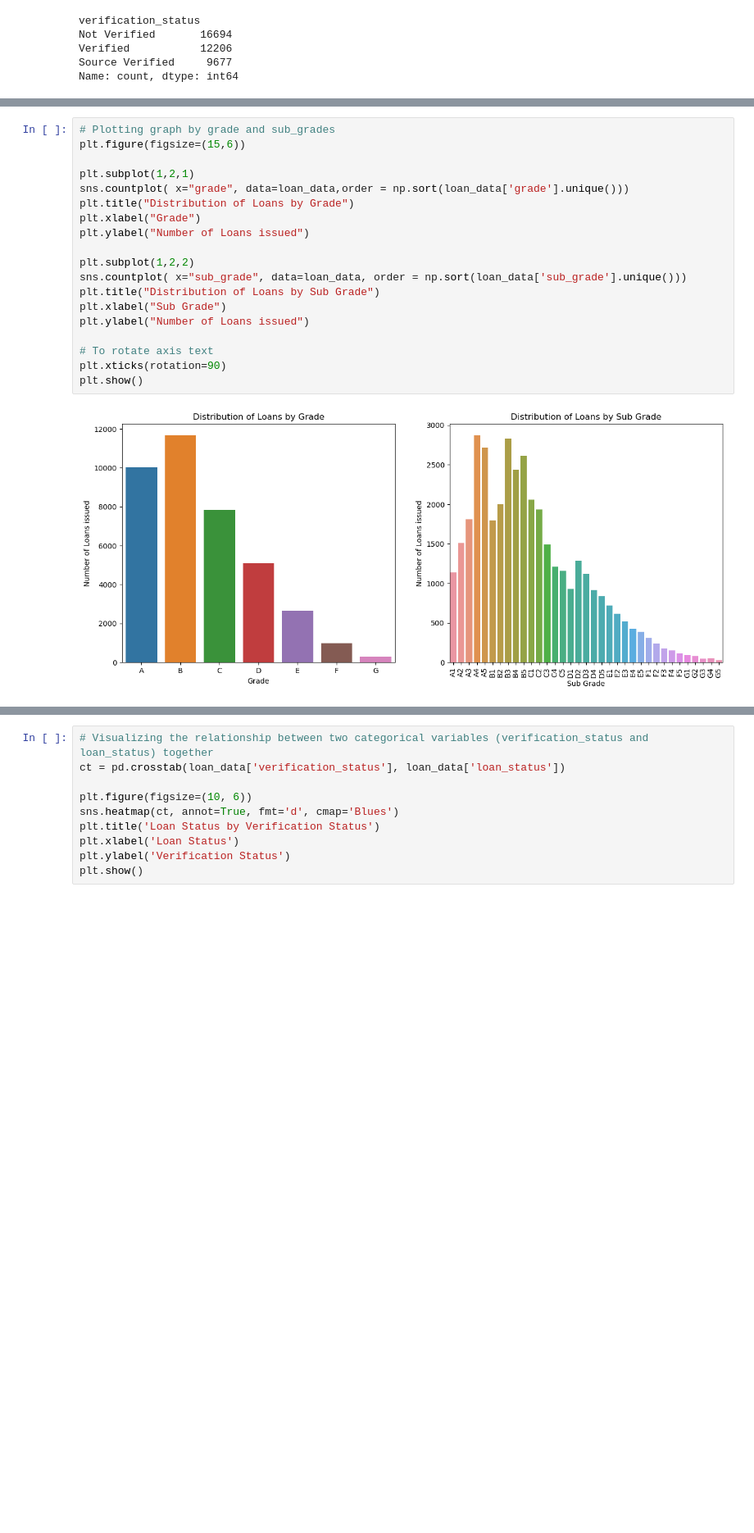
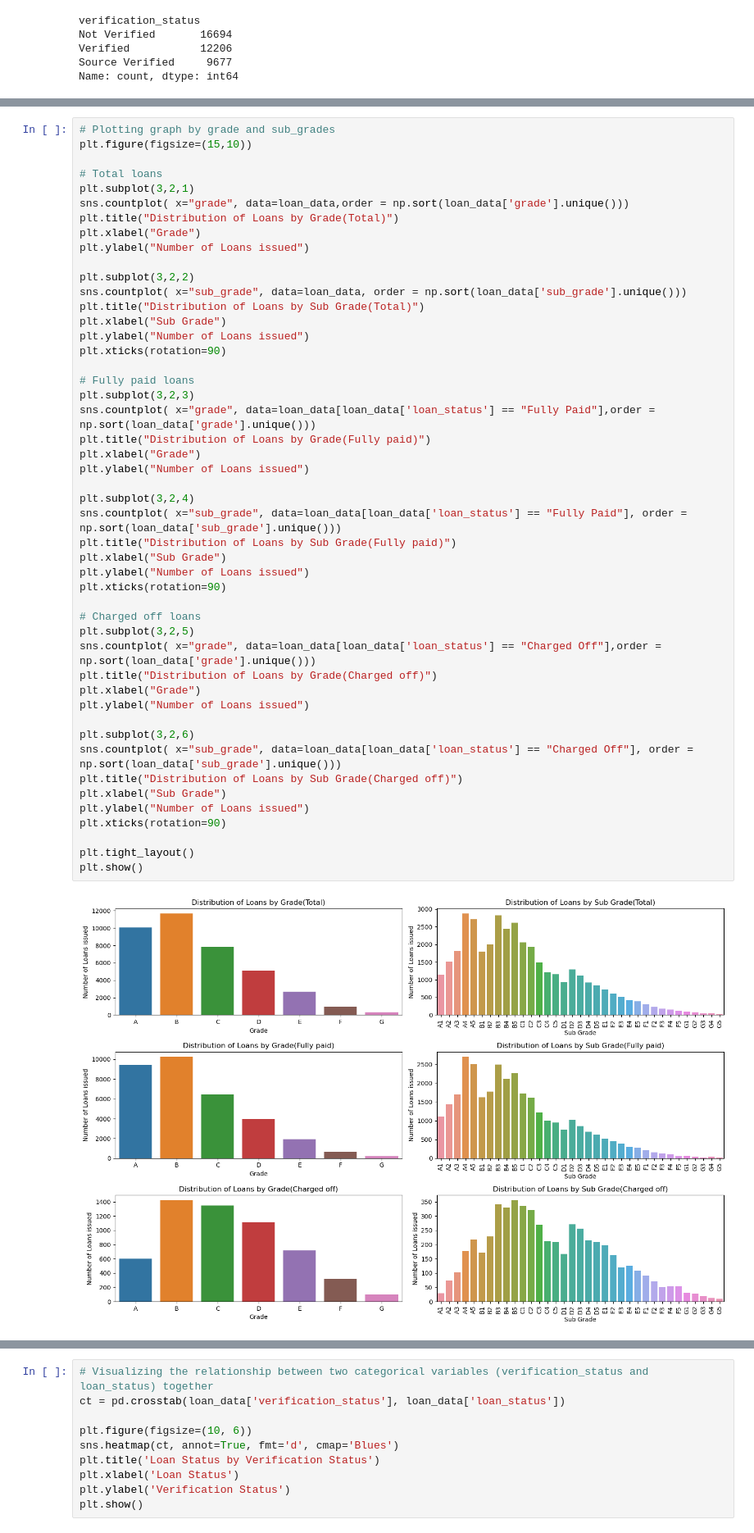
Before and after one commit to Rawoof821/LendingclubCaseStudy, a Jupyter notebook: Neha_Rawoof_LendingCaseStudy.ipynb, the cells around one changed output, grey strips where cells are left out. Shown at 82% size. Drawn from its saved outputs; the diff is of its cells as text; blank space fills up the shorter version.

```diff
--- a/Neha_Rawoof_LendingCaseStudy.ipynb
+++ b/Neha_Rawoof_LendingCaseStudy.ipynb
@@ -527,23 +527,52 @@ Name: count, dtype: int64
 # %%
 # Plotting graph by grade and sub_grades
-plt.figure(figsize=(15,6))
+plt.figure(figsize=(15,10))
 
-plt.subplot(1,2,1)
+# Total loans
+plt.subplot(3,2,1)
 sns.countplot( x="grade", data=loan_data,order = np.sort(loan_data['grade'].unique()))
-plt.title("Distribution of Loans by Grade")
+plt.title("Distribution of Loans by Grade(Total)")
 plt.xlabel("Grade")
 plt.ylabel("Number of Loans issued")
 
-plt.subplot(1,2,2)
+plt.subplot(3,2,2)
 sns.countplot( x="sub_grade", data=loan_data, order = np.sort(loan_data['sub_grade'].unique()))
-plt.title("Distribution of Loans by Sub Grade")
+plt.title("Distribution of Loans by Sub Grade(Total)")
 plt.xlabel("Sub Grade")
 plt.ylabel("Number of Loans issued")
+plt.xticks(rotation=90)
 
-# To rotate axis text
+# Fully paid loans
+plt.subplot(3,2,3)
+sns.countplot( x="grade", data=loan_data[loan_data['loan_status'] == "Fully Paid"],order = np.sort(loan_data['grade'].unique()))
+plt.title("Distribution of Loans by Grade(Fully paid)")
+plt.xlabel("Grade")
+plt.ylabel("Number of Loans issued")
+
+plt.subplot(3,2,4)
+sns.countplot( x="sub_grade", data=loan_data[loan_data['loan_status'] == "Fully Paid"], order = np.sort(loan_data['sub_grade'].unique()))
+plt.title("Distribution of Loans by Sub Grade(Fully paid)")
+plt.xlabel("Sub Grade")
+plt.ylabel("Number of Loans issued")
 plt.xticks(rotation=90)
+
+# Charged off loans
+plt.subplot(3,2,5)
+sns.countplot( x="grade", data=loan_data[loan_data['loan_status'] == "Charged Off"],order = np.sort(loan_data['grade'].unique()))
+plt.title("Distribution of Loans by Grade(Charged off)")
+plt.xlabel("Grade")
+plt.ylabel("Number of Loans issued")
+
+plt.subplot(3,2,6)
+sns.countplot( x="sub_grade", data=loan_data[loan_data['loan_status'] == "Charged Off"], order = np.sort(loan_data['sub_grade'].unique()))
+plt.title("Distribution of Loans by Sub Grade(Charged off)")
+plt.xlabel("Sub Grade")
+plt.ylabel("Number of Loans issued")
+plt.xticks(rotation=90)
+
+plt.tight_layout()
 plt.show()
 # %% [output]
-[figure, old version]
+[figure, new version]
 # %%
 # Conclusion from above graphs
```
Also changed, not shown: parts of 21 cells of this notebook.
